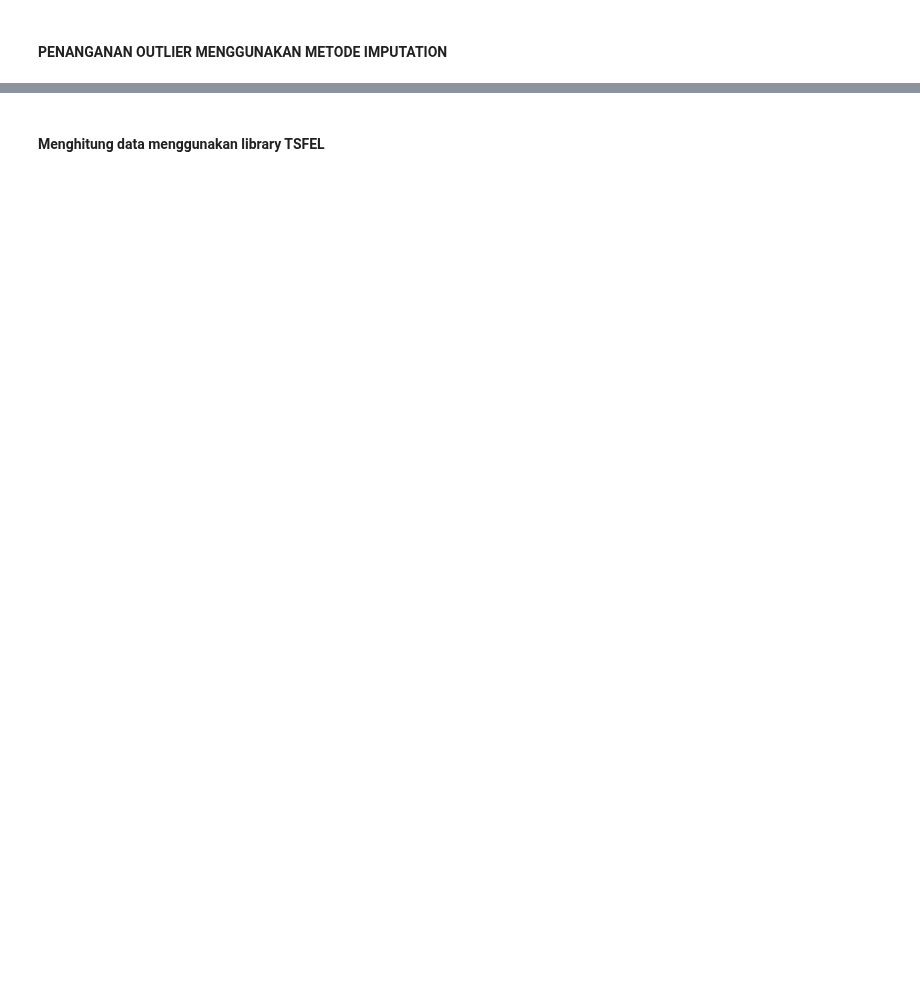
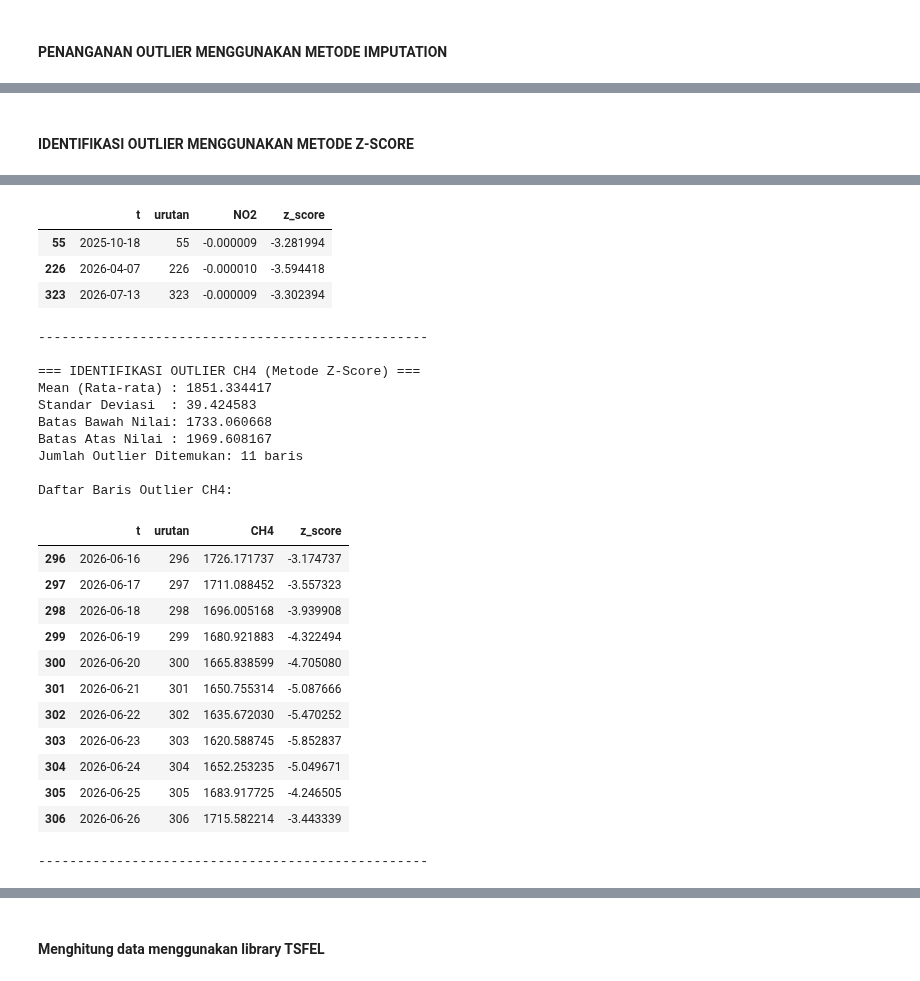
Before and after one commit to SUSUPAN223/catatan_kuliah, a Jupyter notebook: _sources/Proyek_Sains_Data/Tugas_Pertemuan3.ipynb, the cells around one changed output, grey strips where cells are left out. Saved outputs shown, nothing was run; the diff lists cells and outputs as text; code cells hidden in the pictures; blank space fills up the shorter version.

```diff
--- a/_sources/Proyek_Sains_Data/Tugas_Pertemuan3.ipynb
+++ b/_sources/Proyek_Sains_Data/Tugas_Pertemuan3.ipynb
@@ -671,0 +1003,50 @@ Bersih! Tidak ada nilai yang melewati batas pagar IQR.
+# %% [markdown]
+#### IDENTIFIKASI OUTLIER MENGGUNAKAN METODE Z-SCORE
+# %%
+import pandas as pd
+import numpy as np
+from IPython.display import display
+
+daftar_polutan = ['CO', 'SO2', 'NO2', 'CH4']
+
+for polutan in daftar_polutan:
+    # 1. Membaca kembali file CSV
+    nama_file = f"Data_{polutan}_Masalembu_Imputed.csv"
+    data_imputed_clean = pd.read_csv(nama_file, sep=";")
+    data_imputed_clean['t'] = pd.to_datetime(data_imputed_clean['t'])
+    data_imputed_clean['urutan'] = np.arange(len(data_imputed_clean))
+
+    # 2. Hitung Mean dan Standar Deviasi untuk Z-Score
+    mean_val = data_imputed_clean[polutan].mean()
+    std_val = data_imputed_clean[polutan].std()
+
+    # Hitung nilai Z-Score untuk setiap baris (Data - Rata-rata) / Standar Deviasi
+    z_scores = (data_imputed_clean[polutan] - mean_val) / std_val
+
+    # 3. Tentukan ambang batas (Threshold standar Z-Score biasanya 3 atau -3)
+    ambang_batas = 3
+
+    # 4. Identifikasi baris outlier (Nilai Z-Score > 3 atau < -3)
+    outlier_mask = np.abs(z_scores) > ambang_batas
+    df_outliers = data_imputed_clean[outlier_mask]
+
+    print(f"=== IDENTIFIKASI OUTLIER {polutan} (Metode Z-Score) ===")
+    print(f"Mean (Rata-rata) : {mean_val:.6f}")
+    print(f"Standar Deviasi  : {std_val:.6f}")
+    # Batas bawah/atas nilai aslinya untuk sekadar info (Mean +/- 3*Std)
+    print(f"Batas Bawah Nilai: {mean_val - (ambang_batas * std_val):.6f}")
+    print(f"Batas Atas Nilai : {mean_val + (ambang_batas * std_val):.6f}")
+    print(f"Jumlah Outlier Ditemukan: {len(df_outliers)} baris\n")
+
+    # Menampilkan hasil
+    if len(df_outliers) > 0:
+        print(f"Daftar Baris Outlier {polutan}:")
+        # Tambahkan kolom z_score untuk melihat seberapa ekstrem nilainya
+        df_display = df_outliers[['t', 'urutan', polutan]].copy()
+        df_display['z_score'] = z_scores[outlier_mask]
+        display(df_display)
+    else:
+        print(f"Tidak ada outlier yang ditemukan pada data {polutan}.")
+
+    print("-" * 50 + "\n")
+# %% [output]
@@ -671,0 +1070,27 @@ Bersih! Tidak ada nilai yang melewati batas pagar IQR.
+|  | t | urutan | NO2 | z_score |
+| 55 | 2025-10-18 | 55 | -0.000009 | -3.281994 |
+| 226 | 2026-04-07 | 226 | -0.000010 | -3.594418 |
+| 323 | 2026-07-13 | 323 | -0.000009 | -3.302394 |
+--------------------------------------------------
+
+=== IDENTIFIKASI OUTLIER CH4 (Metode Z-Score) ===
+Mean (Rata-rata) : 1851.334417
+Standar Deviasi  : 39.424583
+Batas Bawah Nilai: 1733.060668
+Batas Atas Nilai : 1969.608167
+Jumlah Outlier Ditemukan: 11 baris
+
+Daftar Baris Outlier CH4:
+|  | t | urutan | CH4 | z_score |
+| 296 | 2026-06-16 | 296 | 1726.171737 | -3.174737 |
+| 297 | 2026-06-17 | 297 | 1711.088452 | -3.557323 |
+| 298 | 2026-06-18 | 298 | 1696.005168 | -3.939908 |
+| 299 | 2026-06-19 | 299 | 1680.921883 | -4.322494 |
+| 300 | 2026-06-20 | 300 | 1665.838599 | -4.705080 |
+| 301 | 2026-06-21 | 301 | 1650.755314 | -5.087666 |
+| 302 | 2026-06-22 | 302 | 1635.672030 | -5.470252 |
+| 303 | 2026-06-23 | 303 | 1620.588745 | -5.852837 |
+| 304 | 2026-06-24 | 304 | 1652.253235 | -5.049671 |
+| 305 | 2026-06-25 | 305 | 1683.917725 | -4.246505 |
+| 306 | 2026-06-26 | 306 | 1715.582214 | -3.443339 |
+--------------------------------------------------
```
Also changed, not shown: parts of 12 cells of this notebook, 31 other files.
